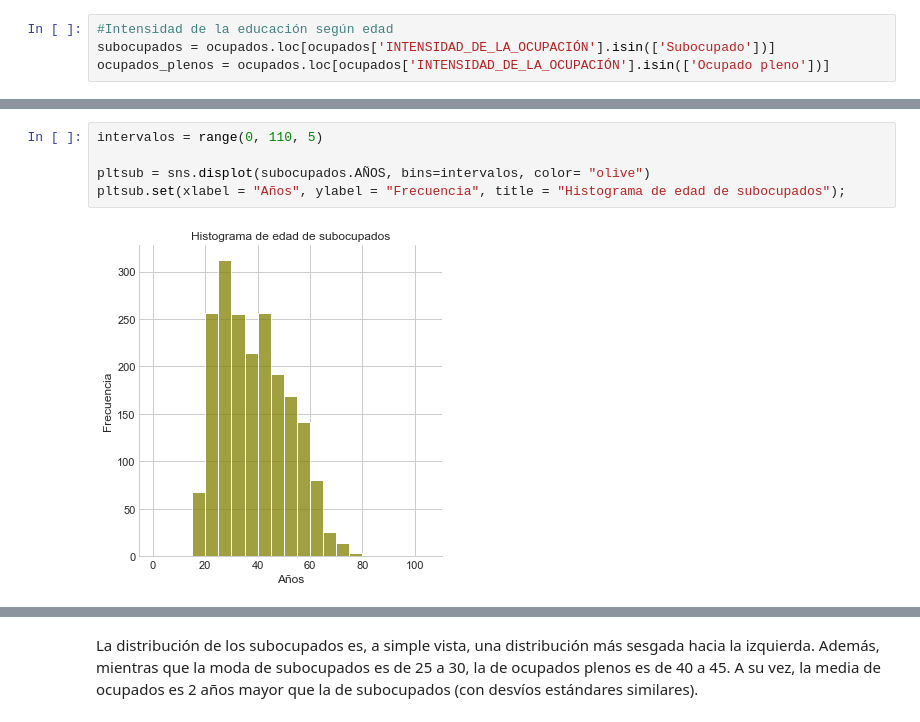
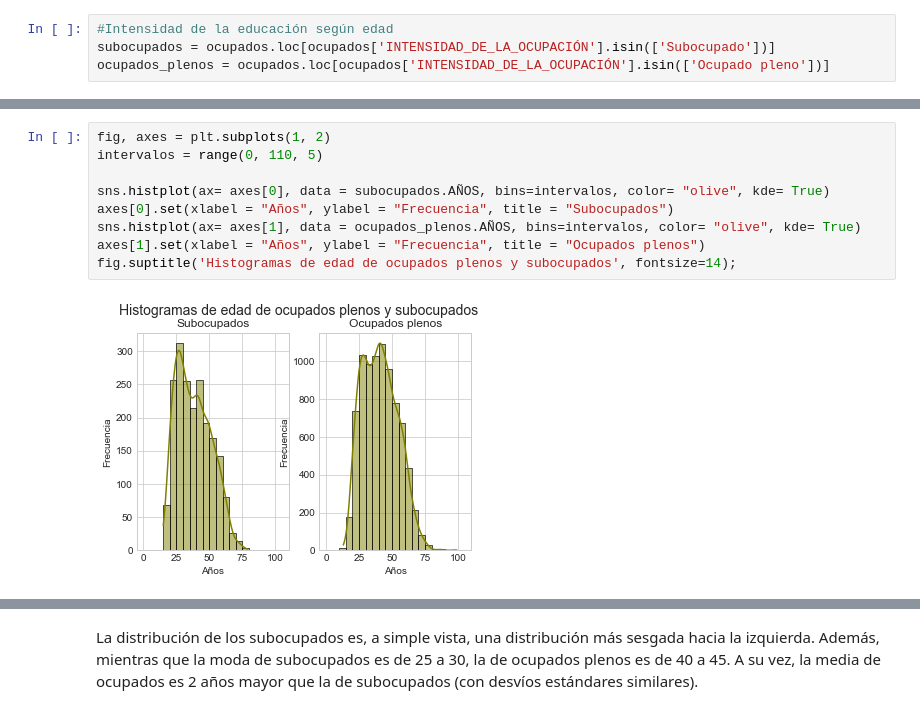
Before and after one commit to VioleCP/EPH-subocupacion, a Jupyter notebook: Subocupación Argentina.ipynb, the cells around one changed output, grey strips where cells are left out. Saved outputs shown, nothing was run; the diff lists cells and outputs as text.

```diff
--- a/Subocupación Argentina.ipynb
+++ b/Subocupación Argentina.ipynb
@@ -594,7 +584,11 @@ Name: INGRESO_TOTAL_FAMILIAR, dtype: float64
 # %%
+fig, axes = plt.subplots(1, 2)
 intervalos = range(0, 110, 5)
 
-pltsub = sns.displot(subocupados.AÑOS, bins=intervalos, color= "olive")
-pltsub.set(xlabel = "Años", ylabel = "Frecuencia", title = "Histograma de edad de subocupados");
+sns.histplot(ax= axes[0], data = subocupados.AÑOS, bins=intervalos, color= "olive", kde= True)
+axes[0].set(xlabel = "Años", ylabel = "Frecuencia", title = "Subocupados")
+sns.histplot(ax= axes[1], data = ocupados_plenos.AÑOS, bins=intervalos, color= "olive", kde= True)
+axes[1].set(xlabel = "Años", ylabel = "Frecuencia", title = "Ocupados plenos")
+fig.suptitle('Histogramas de edad de ocupados plenos y subocupados', fontsize=14);
 # %% [output]
-[figure, old version]
+[figure, new version]
```
Also changed, not shown: parts of 31 cells of this notebook.
